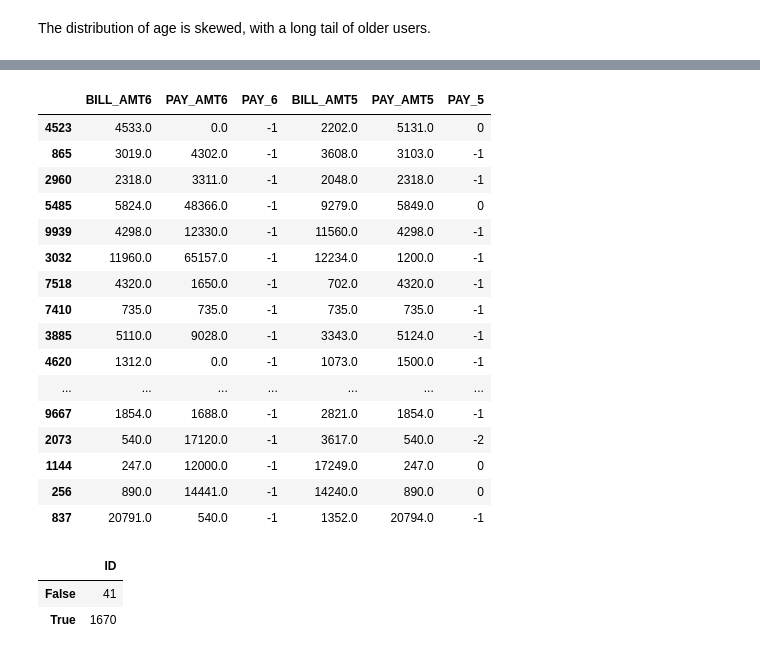
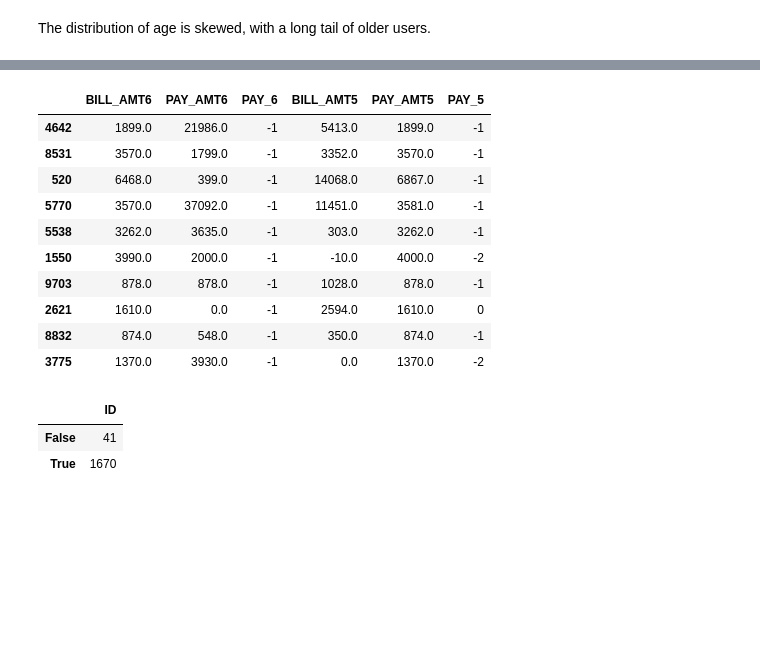
Before and after one commit to yickminglee/Reap-DS-challenge, a Jupyter notebook: Exploratory Data Analysis.ipynb, the cells around one changed output, grey strips where cells are left out. Saved outputs shown, nothing was run; the diff lists cells and outputs as text; code cells hidden in the pictures; blank space fills up the shorter version.

```diff
--- a/Exploratory Data Analysis.ipynb
+++ b/Exploratory Data Analysis.ipynb
@@ -352,24 +353,18 @@ The distribution of age is skewed, with a long tail of older users.
 # %%
 sel_filter = ((df.PAY_6 == -1) & (df.BILL_AMT6 > 0))
-df_explore[sel_filter][['BILL_AMT6', 'PAY_AMT6', 'PAY_6', 'BILL_AMT5', 'PAY_AMT5', 'PAY_5']].sample(20)
+df_explore[sel_filter][['BILL_AMT6', 'PAY_AMT6', 'PAY_6', 'BILL_AMT5', 'PAY_AMT5', 'PAY_5']].sample(10)
 # %% [output]
 |  | BILL_AMT6 | PAY_AMT6 | PAY_6 | BILL_AMT5 | PAY_AMT5 | PAY_5 |
-| 4523 | 4533.0 | 0.0 | -1 | 2202.0 | 5131.0 | 0 |
-| 865 | 3019.0 | 4302.0 | -1 | 3608.0 | 3103.0 | -1 |
-| 2960 | 2318.0 | 3311.0 | -1 | 2048.0 | 2318.0 | -1 |
-| 5485 | 5824.0 | 48366.0 | -1 | 9279.0 | 5849.0 | 0 |
-| 9939 | 4298.0 | 12330.0 | -1 | 11560.0 | 4298.0 | -1 |
-| 3032 | 11960.0 | 65157.0 | -1 | 12234.0 | 1200.0 | -1 |
-| 7518 | 4320.0 | 1650.0 | -1 | 702.0 | 4320.0 | -1 |
-| 7410 | 735.0 | 735.0 | -1 | 735.0 | 735.0 | -1 |
-| 3885 | 5110.0 | 9028.0 | -1 | 3343.0 | 5124.0 | -1 |
-| 4620 | 1312.0 | 0.0 | -1 | 1073.0 | 1500.0 | -1 |
-| ... | ... | ... | ... | ... | ... | ... |
-| 9667 | 1854.0 | 1688.0 | -1 | 2821.0 | 1854.0 | -1 |
-| 2073 | 540.0 | 17120.0 | -1 | 3617.0 | 540.0 | -2 |
-| 1144 | 247.0 | 12000.0 | -1 | 17249.0 | 247.0 | 0 |
-| 256 | 890.0 | 14441.0 | -1 | 14240.0 | 890.0 | 0 |
-| 837 | 20791.0 | 540.0 | -1 | 1352.0 | 20794.0 | -1 |
+| 4642 | 1899.0 | 21986.0 | -1 | 5413.0 | 1899.0 | -1 |
+| 8531 | 3570.0 | 1799.0 | -1 | 3352.0 | 3570.0 | -1 |
+| 520 | 6468.0 | 399.0 | -1 | 14068.0 | 6867.0 | -1 |
+| 5770 | 3570.0 | 37092.0 | -1 | 11451.0 | 3581.0 | -1 |
+| 5538 | 3262.0 | 3635.0 | -1 | 303.0 | 3262.0 | -1 |
+| 1550 | 3990.0 | 2000.0 | -1 | -10.0 | 4000.0 | -2 |
+| 9703 | 878.0 | 878.0 | -1 | 1028.0 | 878.0 | -1 |
+| 2621 | 1610.0 | 0.0 | -1 | 2594.0 | 1610.0 | 0 |
+| 8832 | 874.0 | 548.0 | -1 | 350.0 | 874.0 | -1 |
+| 3775 | 1370.0 | 3930.0 | -1 | 0.0 | 1370.0 | -2 |
 # %%
 df_explore[sel_filter].groupby(df_explore.BILL_AMT6<=df_explore.PAY_AMT5).agg({'ID':'count'})
 # %% [output]
```
Also changed, not shown: parts of 27 cells of this notebook, 1 other file.
